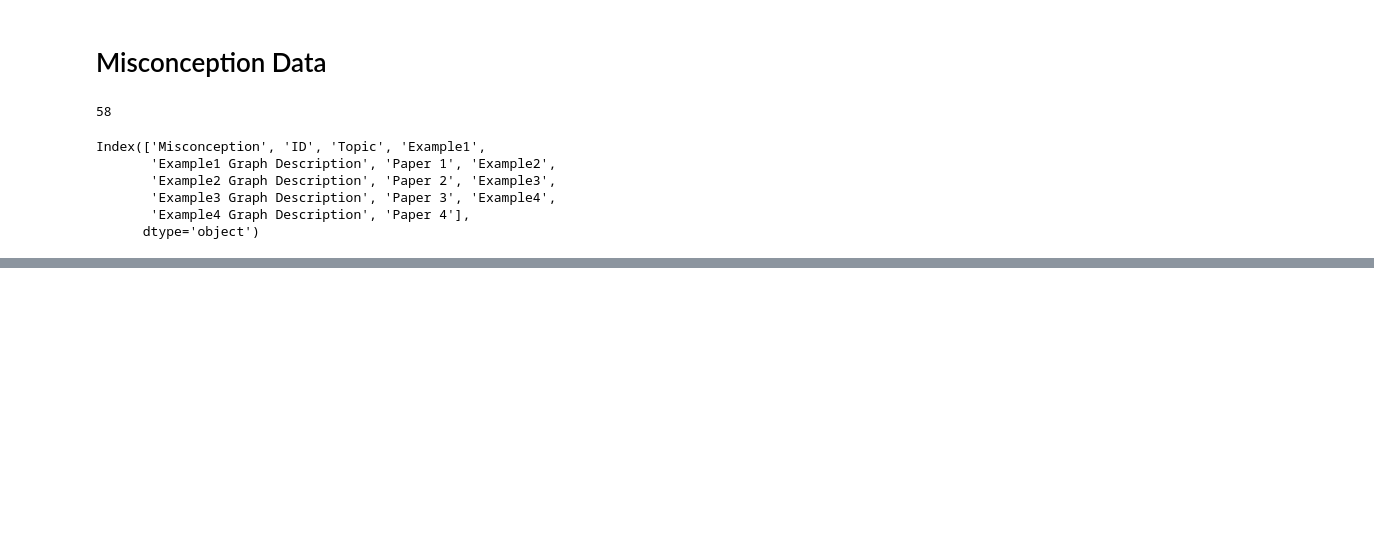
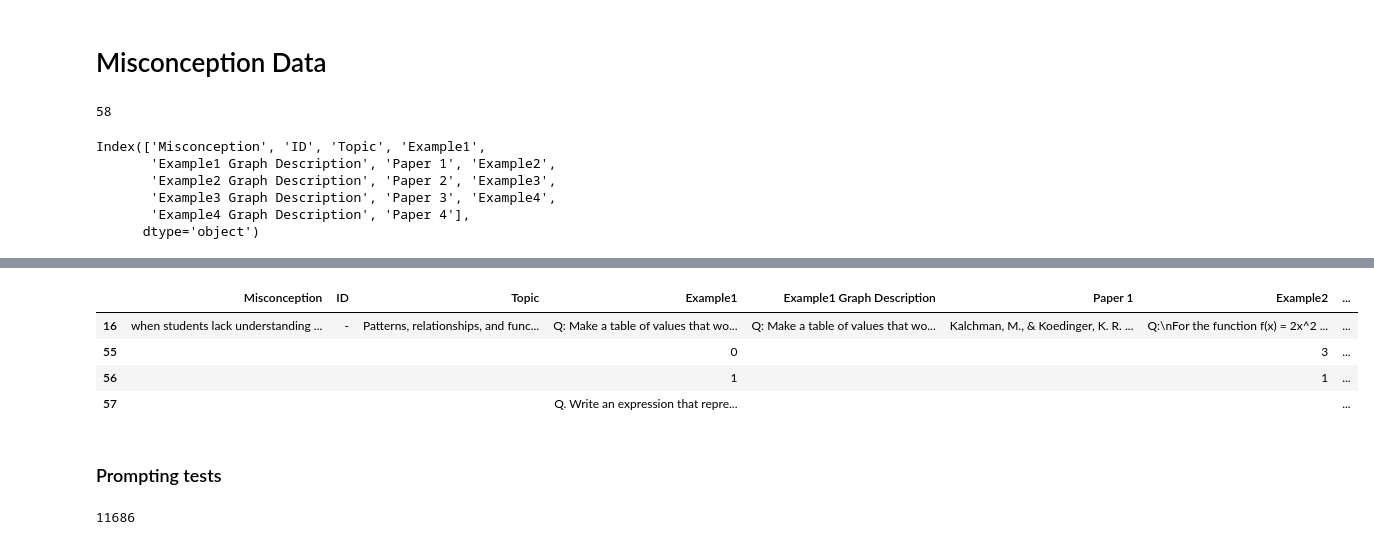
Before and after one commit to DigitalHarborFoundation/llm-math-education, a Jupyter notebook: notebook/MisconceptionData.ipynb, the cells around one changed output, grey strips where cells are left out. Saved outputs shown, nothing was run; the diff lists cells and outputs as text; code cells hidden in the pictures; blank space fills up the shorter version.

Commit message:
Added additional analysis of misconception identification

```diff
--- a/notebook/MisconceptionData.ipynb
+++ b/notebook/MisconceptionData.ipynb
@@ -45,0 +68,11 @@ df
+# %%
+# not sure what's going on with the misconception without an ID
+df[~df.ID.str.startswith("MaE")]
+# %% [output]
+|  | Misconception | ID | Topic | Example1 | Example1 Graph Description | Paper 1 | Example2 | ... |
+| 16 | when students lack understanding ... | - | Patterns, relationships, and func... | Q: Make a table of values that wo... | Q: Make a table of values that wo... | Kalchman, M., & Koedinger, K. R. ... | Q:\nFor the function f(x) = 2x^2 ... | ... |
+| 55 |  |  |  | 0 |  |  | 3 | ... |
+| 56 |  |  |  | 1 |  |  | 1 | ... |
+| 57 |  |  |  | Q. Write an expression that repre... |  |  |  | ... |
+# %% [markdown]
+### Prompting tests
@@ -45,0 +81,12 @@ df
+# %%
+mae_spreadsheet_string = ""
+misconception_df = df[df.ID.str.startswith("MaE")]
+mae_count = len(misconception_df)
+for row in misconception_df.sample(frac=1).itertuples():
+    s = f"ID: {row.ID}; Description: {row.Misconception}; Example 1: {row.Example1}; Example 2: {row.Example2}\n"
+    # print(s)
+    mae_spreadsheet_string += s
+n_tokens = len(tokenizer.encode(mae_spreadsheet_string))
+n_tokens
+# %% [output]
+11686
```
Also changed, not shown: parts of 22 cells of this notebook.
